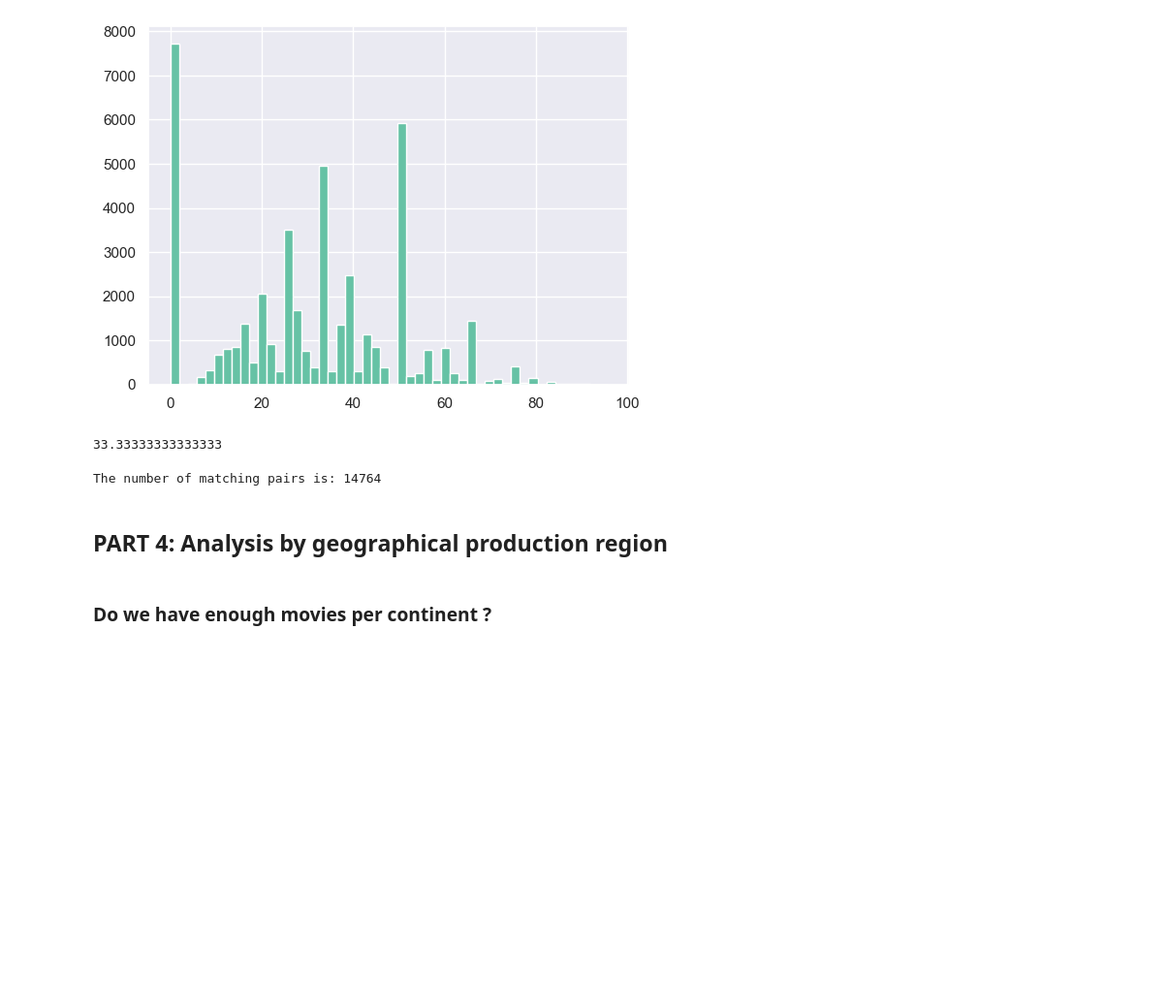
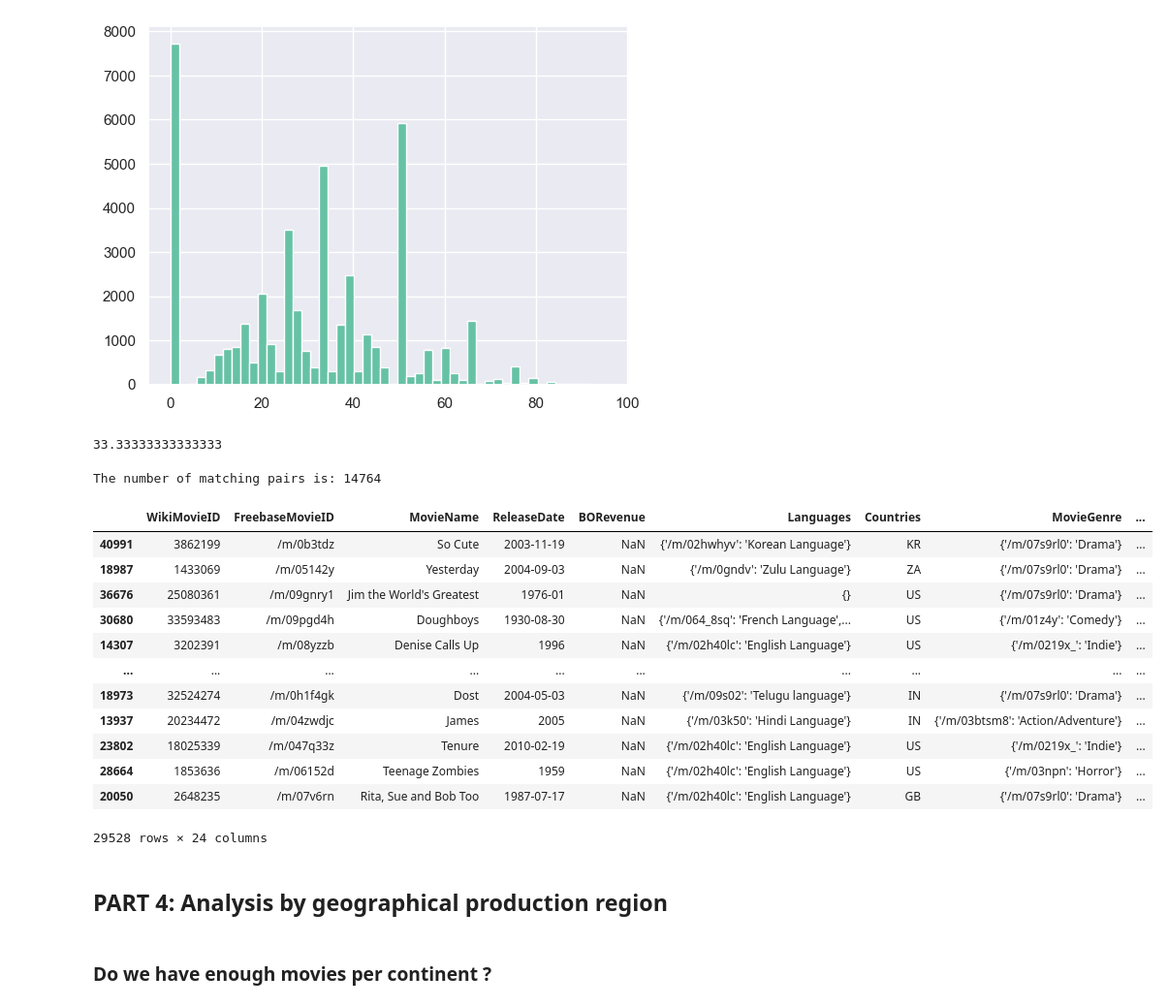
Before and after one commit to epfl-ada/ada-2023-project-teamcajare2023, a Jupyter notebook: P2.ipynb, the cells around one changed output. Shown at 97% size. Drawn from its saved outputs; the diff is of its cells as text; code cells hidden in the pictures; blank space fills up the shorter version.

```diff
--- a/P2.ipynb
+++ b/P2.ipynb
@@ -1431,6 +1433,8 @@ cmu_geo_without_duplicates = cmu_geo.drop_duplicates(subset=['WikiMovieID'], kee
 # %%
 # We merge with df_gender_proportion_by_movie to get the proportion of women in the movie
 cmu_gender = cmu_geo_without_duplicates.merge(df_gender_proportion_by_movie, on = ['WikiMovieID', 'ReleaseYear'], how = 'inner')
+
+cmu_gender = cmu_gender.merge(ratings[['WikiMovieID', 'AverageRating']],on = ['WikiMovieID'], how= 'inner' )
 # %%
 # Create bins for every 5 years starting from the minimum release year to the maximum release year
 min_year = int(cmu_gender['ReleaseYear'].min())
@@ -1493,3 +1499,25 @@ The number of matching pairs is: 14764
+# %%
+balanced_proportion_female_index = [i[0] for i in list(pair_high_low_F)]+ [i[1] for i in list(pair_high_low_F)]
+balanced_proportion_female = cmu_gender.loc[balanced_proportion_female_index]
+# %%
+reg_model = smf.ols(formula = ' AverageRating ~ PercentageofFemale', data = balanced_proportion_female)
+
+results = reg_model.fit()
+print(results.summary())
+# %% [output]
+|  | WikiMovieID | FreebaseMovieID | MovieName | ReleaseDate | BORevenue | Languages | Countries | MovieGenre | ... |
+| 40991 | 3862199 | /m/0b3tdz | So Cute | 2003-11-19 | NaN | {'/m/02hwhyv': 'Korean Language'} | KR | {'/m/07s9rl0': 'Drama'} | ... |
+| 18987 | 1433069 | /m/05142y | Yesterday | 2004-09-03 | NaN | {'/m/0gndv': 'Zulu Language'} | ZA | {'/m/07s9rl0': 'Drama'} | ... |
+| 36676 | 25080361 | /m/09gnry1 | Jim the World's Greatest | 1976-01 | NaN | {} | US | {'/m/07s9rl0': 'Drama'} | ... |
+| 30680 | 33593483 | /m/09pgd4h | Doughboys | 1930-08-30 | NaN | {'/m/064_8sq': 'French Language',... | US | {'/m/01z4y': 'Comedy'} | ... |
+| 14307 | 3202391 | /m/08yzzb | Denise Calls Up | 1996 | NaN | {'/m/02h40lc': 'English Language'} | US | {'/m/0219x_': 'Indie'} | ... |
+| ... | ... | ... | ... | ... | ... | ... | ... | ... | ... |
+| 18973 | 32524274 | /m/0h1f4gk | Dost | 2004-05-03 | NaN | {'/m/09s02': 'Telugu language'} | IN | {'/m/07s9rl0': 'Drama'} | ... |
+| 13937 | 20234472 | /m/04zwdjc | James | 2005 | NaN | {'/m/03k50': 'Hindi Language'} | IN | {'/m/03btsm8': 'Action/Adventure'} | ... |
+| 23802 | 18025339 | /m/047q33z | Tenure | 2010-02-19 | NaN | {'/m/02h40lc': 'English Language'} | US | {'/m/0219x_': 'Indie'} | ... |
+| 28664 | 1853636 | /m/06152d | Teenage Zombies | 1959 | NaN | {'/m/02h40lc': 'English Language'} | US | {'/m/03npn': 'Horror'} | ... |
+| 20050 | 2648235 | /m/07v6rn | Rita, Sue and Bob Too | 1987-07-17 | NaN | {'/m/02h40lc': 'English Language'} | GB | {'/m/07s9rl0': 'Drama'} | ... |
+29528 rows × 24 columns
 # %% [markdown]
 ## PART 4: Analysis by geographical production region <a id="part2.4"></a>
 # %% [markdown]
```
Also changed, not shown: parts of 13 cells of this notebook.
